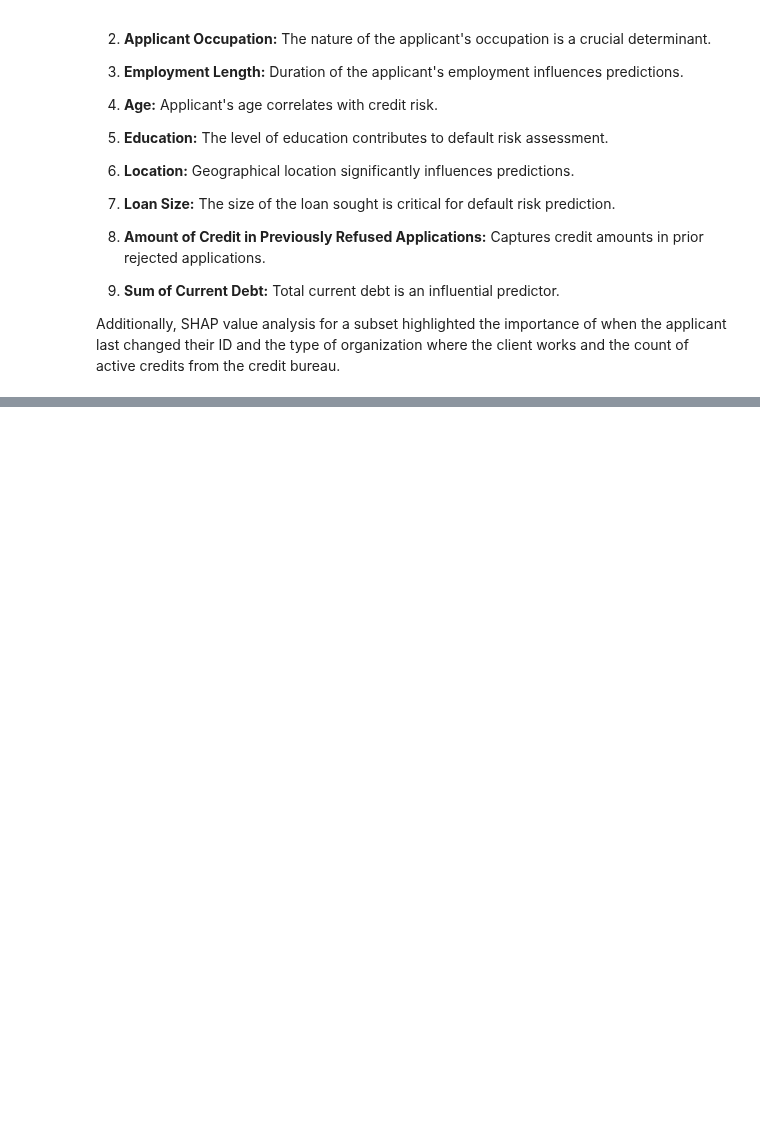
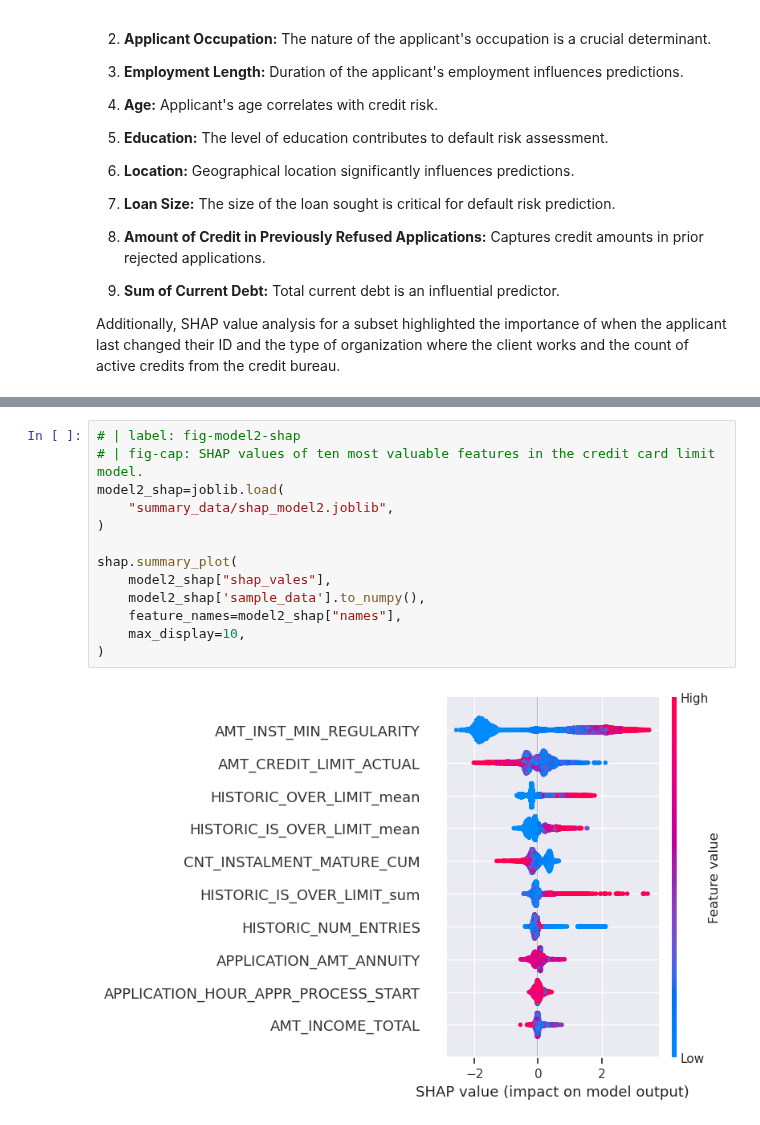
Before and after one commit to gediminas-skvarnavicius/home-credit-group-ml, a Jupyter notebook: summary.ipynb, the cells around one changed output, grey strips where cells are left out. Cells and saved outputs as stored; diff of their text form; blank space fills up the shorter version.

```diff
--- a/summary.ipynb
+++ b/summary.ipynb
@@ -496,0 +569,15 @@ shap.summary_plot(
+# %%
+# | label: fig-model2-shap
+# | fig-cap: SHAP values of ten most valuable features in the credit card limit model.
+model2_shap=joblib.load(
+    "summary_data/shap_model2.joblib",
+)
+
+shap.summary_plot(
+    model2_shap["shap_vales"],
+    model2_shap['sample_data'].to_numpy(),
+    feature_names=model2_shap["names"],
+    max_display=10,
+)
+# %% [output]
+[figure, added]
```
Also changed, not shown: parts of 19 cells of this notebook, 20 other files.
